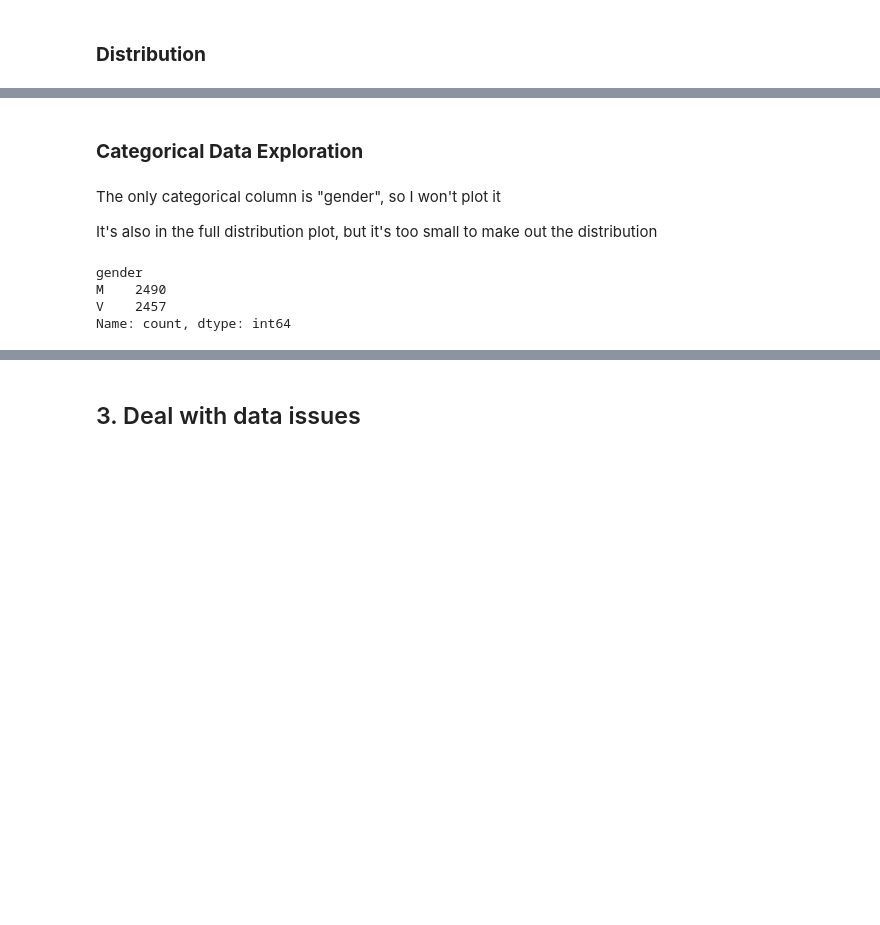
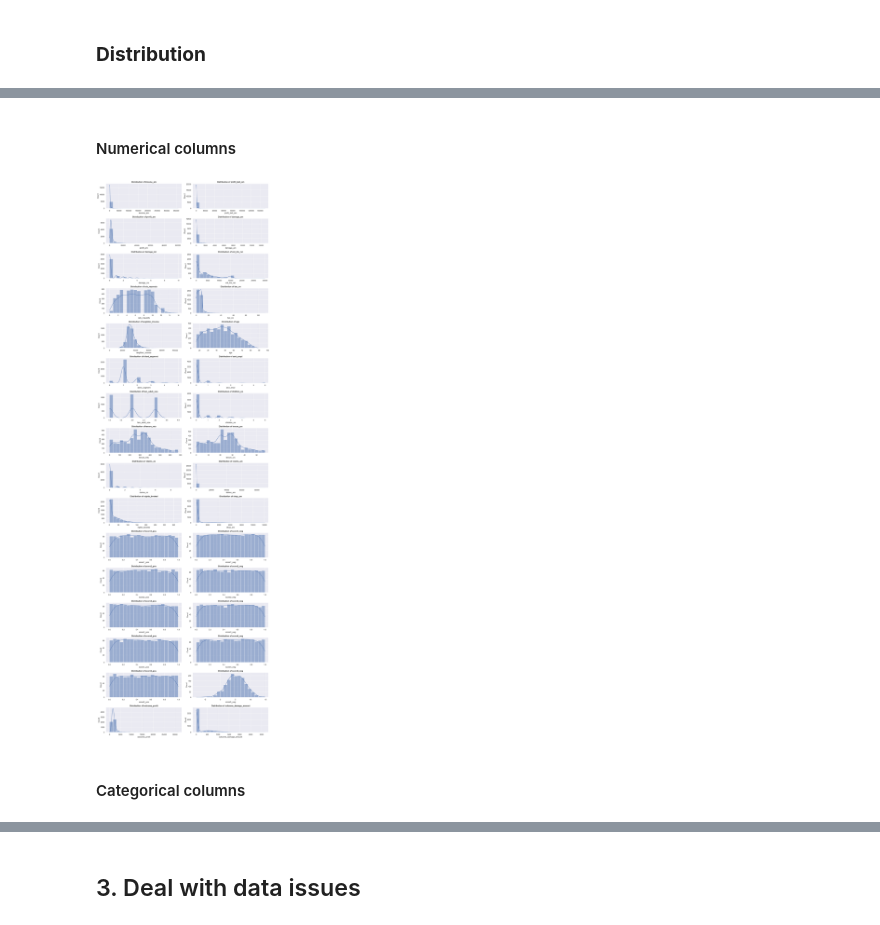
Before and after one commit to Harmxn02/ML-Project, a Jupyter notebook: Prepare.ipynb, the cells around one changed output, grey strips where cells are left out. Saved outputs shown, nothing was run; the diff lists cells and outputs as text; code cells hidden in the pictures; blank space fills up the shorter version.

```diff
--- a/Prepare.ipynb
+++ b/Prepare.ipynb
@@ -120,21 +122,3 @@ Not really useful, so commented out
 # plt.show()
 # %% [markdown]
 ### **Distribution**
-# %%
-num_rows = (len(df.columns) + 1) // 2  # Ensure we have enough rows for all columns
-num_cols = 2
-
-fig, axes = plt.subplots(nrows=num_rows, ncols=num_cols, figsize=(16, 80))
-
-axes = axes.flatten()
-
-for i, column in enumerate(df.columns):
-    ax = axes[i]
-    sns.histplot(df[column], kde=True, color='blue', edgecolor='black', ax=ax)
-    ax.set_title(f'Distribution of {column}')
-
-for j in range(len(df.columns), len(axes)):
-    fig.delaxes(axes[j])
-
-plt.tight_layout()
-plt.show()
@@ -142,0 +127,17 @@ plt.show()
+# %%
+unique_values = df.nunique()
+columns_with_2_unique_values = unique_values[unique_values == 2].index.tolist()
+# %%
+
+# Numerical columns
+numerical_columns = df.select_dtypes(include="number").columns
+
+for column in numerical_columns:
+    if column in columns_with_2_unique_values:
+        numerical_columns = numerical_columns.drop(column)
+print("Numerical: \n", numerical_columns)
+
+# Categorical columns
+categorical_columns = df.select_dtypes(include="object").columns
+categorical_columns = categorical_columns.append(pd.Index(columns_with_2_unique_values))
+print("Categorical: \n", categorical_columns)
@@ -143,14 +161,16 @@ plt.show()
+# %% [markdown]
+#### Numerical columns
+# %%
+plt.figure(figsize=(15, 80))
+
+for i, column in enumerate(numerical_columns):
+    plt.subplot(len(df.columns)//2 + len(df.columns)%2, 2, i+1)
+    sns.histplot(df[column], kde=True, bins=20)
+    plt.title(f"Distribution of {column}", fontweight="bold")
+
+plt.tight_layout()
+plt.show()
+# %% [output]
+[figure, added]
 # %% [markdown]
-### **Categorical Data Exploration**
+#### Categorical columns
-# %% [markdown]
-The only categorical column is "gender", so I won't plot it
-
-It's also in the full distribution plot, but it's too small to make out the distribution
-# %%
-categorical_columns = df.select_dtypes(include='object')
-categorical_columns["gender"].value_counts()
-# %% [output]
-gender
-M    2490
-V    2457
-Name: count, dtype: int64
```
Also changed, not shown: parts of 12 cells of this notebook.
